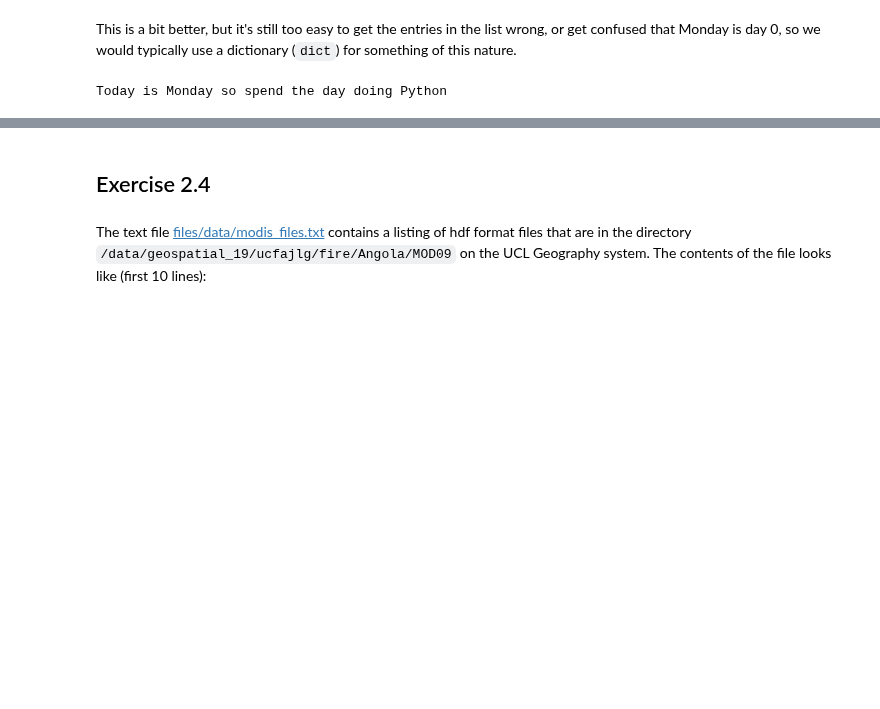
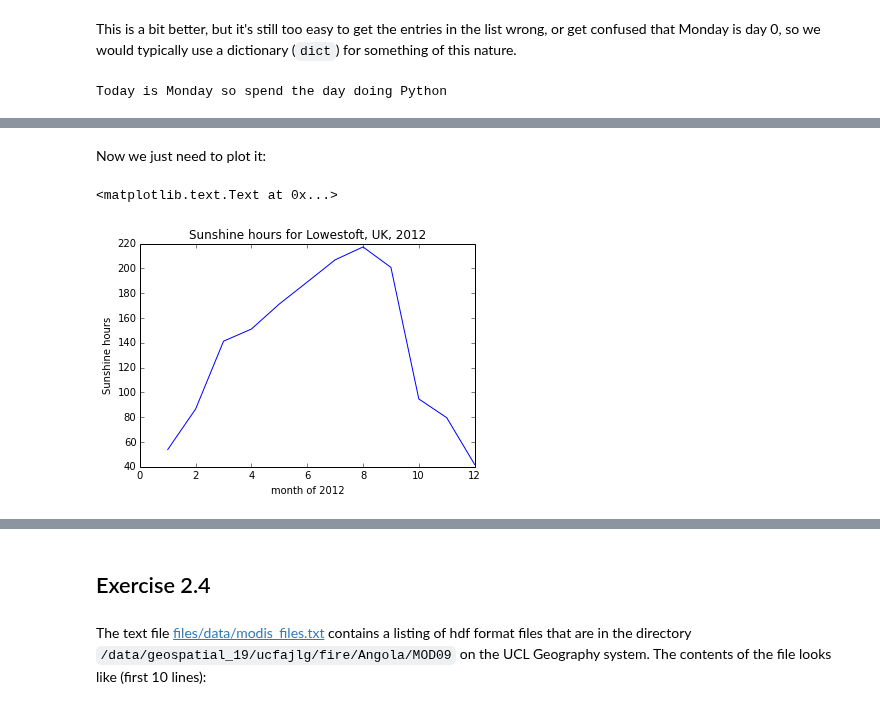
Before and after one commit to profLewis/geogg122, a Jupyter notebook: Chapter2_Python_intro/main_answers.ipynb, the cells around one changed output, grey strips where cells are left out. Saved outputs shown, nothing was run; the diff lists cells and outputs as text; code cells hidden in the pictures; blank space fills up the shorter version.

```diff
--- a/Chapter2_Python_intro/main_answers.ipynb
+++ b/Chapter2_Python_intro/main_answers.ipynb
@@ -320,0 +421,13 @@ Today is Monday so spend the day doing Python
+# %% [markdown]
+Now we just need to plot it:
+# %%
+# import the pylab module
+import pylab as plt
+
+plt.plot(x,y)
+plt.xlabel('month of 2012')
+plt.ylabel('Sunshine hours')
+plt.title('Sunshine hours for Lowestoft, UK, 2012')
+# %% [output]
+<matplotlib.text.Text at 0x...>
+[figure, added]
```
Also changed, not shown: parts of 17 cells of this notebook, 1 other file.
